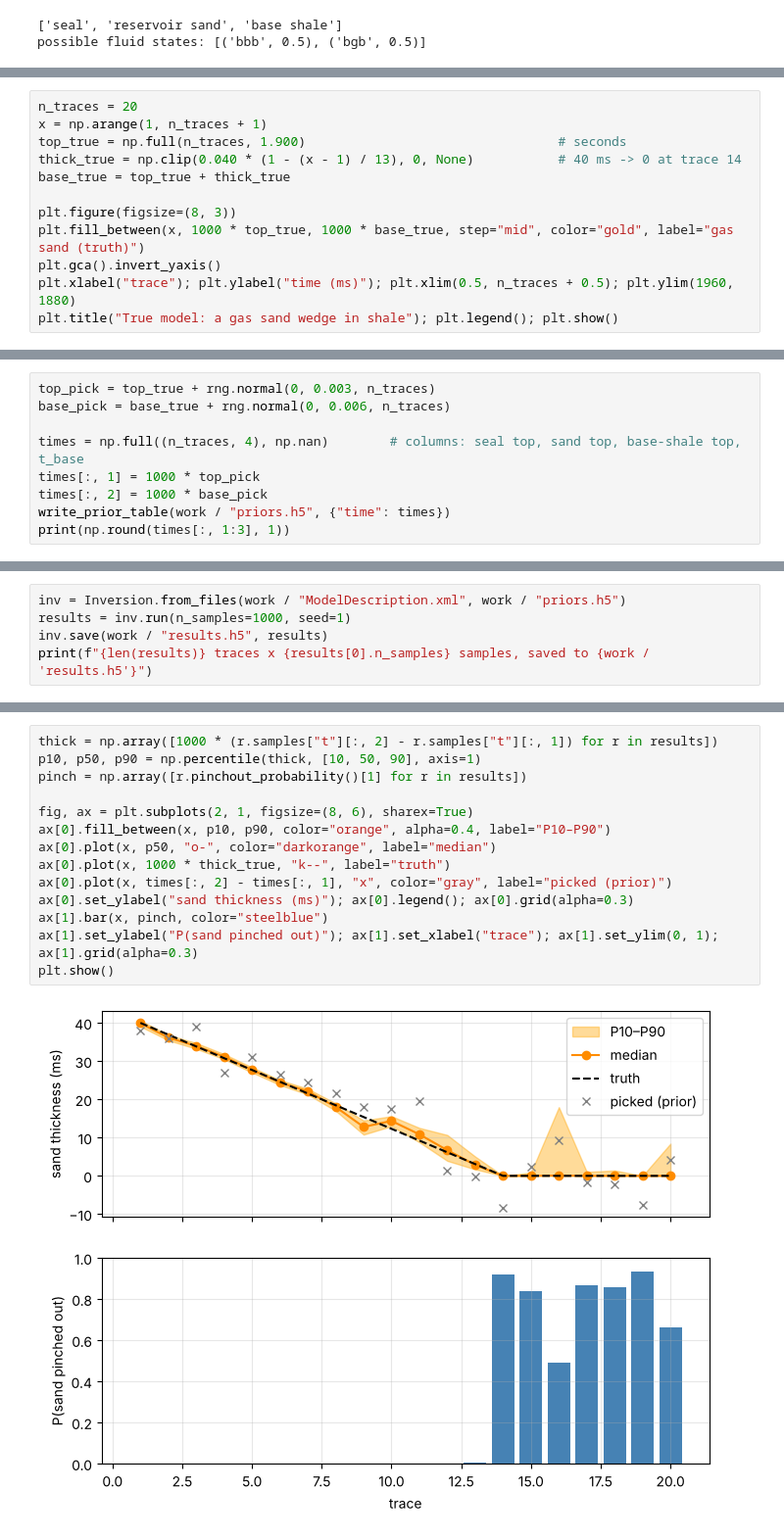
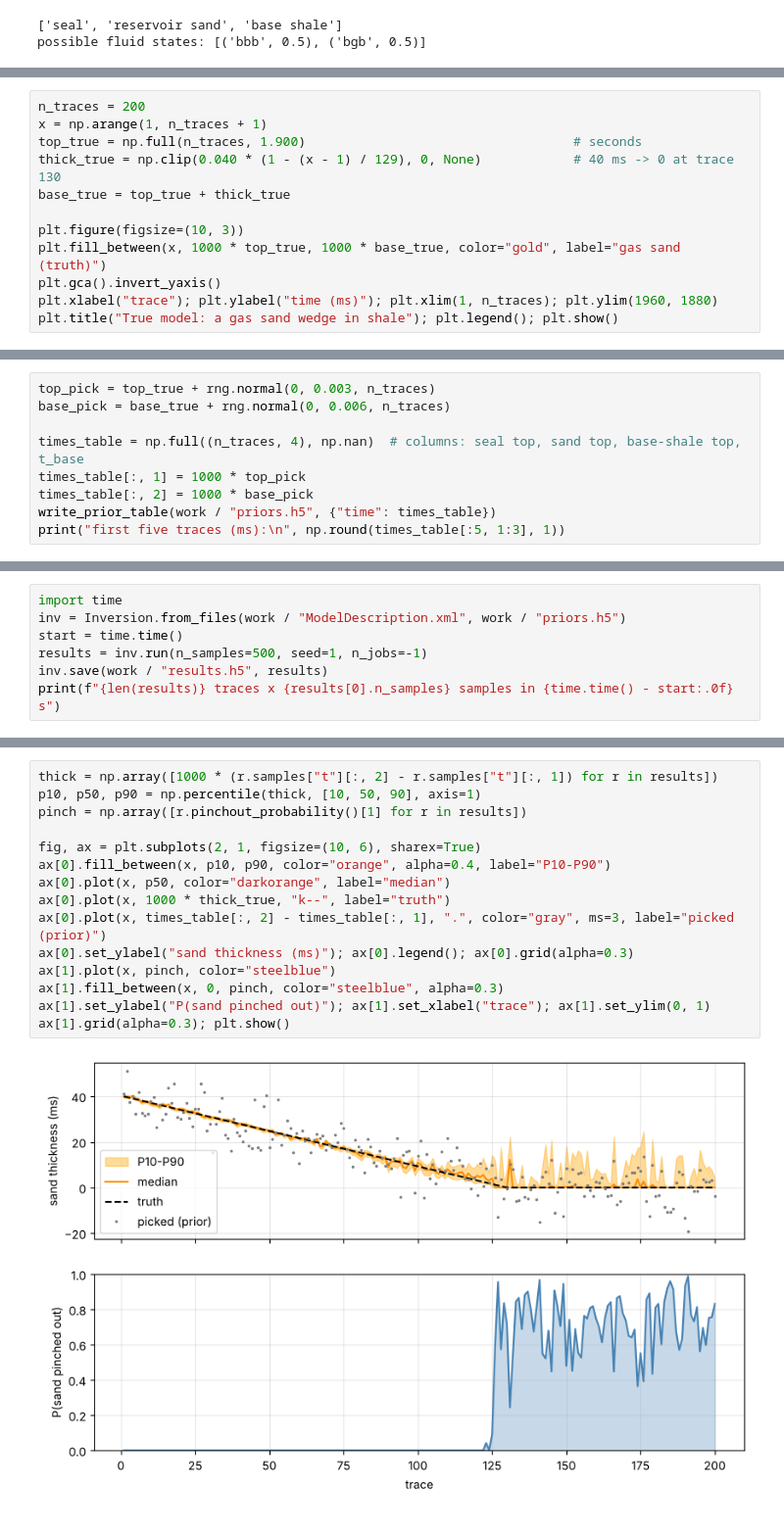
Before and after one commit to fergusrssmith/Delivery_Seismic_Welltie_CSEM, a Jupyter notebook: python/examples/synthetic_wedge.ipynb, the cells around one changed output, grey strips where cells are left out. Shown at 98% size. Cells and saved outputs as stored; diff of their text form.

```diff
--- a/python/examples/synthetic_wedge.ipynb
+++ b/python/examples/synthetic_wedge.ipynb
@@ -180,13 +183,13 @@ trace 14; from there on the sand is absent. The sand holds gas.
 # %%
-n_traces = 20
+n_traces = 200
 x = np.arange(1, n_traces + 1)
-top_true = np.full(n_traces, 1.900)                                 # seconds
-thick_true = np.clip(0.040 * (1 - (x - 1) / 13), 0, None)           # 40 ms -> 0 at trace 14
+top_true = np.full(n_traces, 1.900)                                   # seconds
+thick_true = np.clip(0.040 * (1 - (x - 1) / 129), 0, None)            # 40 ms -> 0 at trace 130
 base_true = top_true + thick_true
 
-plt.figure(figsize=(8, 3))
-plt.fill_between(x, 1000 * top_true, 1000 * base_true, step="mid", color="gold", label="gas sand (truth)")
+plt.figure(figsize=(10, 3))
+plt.fill_between(x, 1000 * top_true, 1000 * base_true, color="gold", label="gas sand (truth)")
 plt.gca().invert_yaxis()
-plt.xlabel("trace"); plt.ylabel("time (ms)"); plt.xlim(0.5, n_traces + 0.5); plt.ylim(1960, 1880)
+plt.xlabel("trace"); plt.ylabel("time (ms)"); plt.xlim(1, n_traces); plt.ylim(1960, 1880)
 plt.title("True model: a gas sand wedge in shale"); plt.legend(); plt.show()
 # %% [output]
@@ -210,9 +213,9 @@ column. `NaN` means "use the value in the XML".
 top_pick = top_true + rng.normal(0, 0.003, n_traces)
 base_pick = base_true + rng.normal(0, 0.006, n_traces)
 
-times = np.full((n_traces, 4), np.nan)        # columns: seal top, sand top, base-shale top, t_base
-times[:, 1] = 1000 * top_pick
-times[:, 2] = 1000 * base_pick
-write_prior_table(work / "priors.h5", {"time": times})
-print(np.round(times[:, 1:3], 1))
+times_table = np.full((n_traces, 4), np.nan)  # columns: seal top, sand top, base-shale top, t_base
+times_table[:, 1] = 1000 * top_pick
+times_table[:, 2] = 1000 * base_pick
+write_prior_table(work / "priors.h5", {"time": times_table})
+print("first five traces (ms):\n", np.round(times_table[:5, 1:3], 1))
 # %% [output]
@@ -307,6 +297,8 @@ We ask for 1000 samples per trace. This takes about a minute.
 # %%
+import time
 inv = Inversion.from_files(work / "ModelDescription.xml", work / "priors.h5")
-results = inv.run(n_samples=1000, seed=1)
+start = time.time()
+results = inv.run(n_samples=500, seed=1, n_jobs=-1)
 inv.save(work / "results.h5", results)
-print(f"{len(results)} traces x {results[0].n_samples} samples, saved to {work / 'results.h5'}")
+print(f"{len(results)} traces x {results[0].n_samples} samples in {time.time() - start:.0f} s")
 # %% [output]
@@ -326,17 +364,18 @@ is the truth.
 # %%
 thick = np.array([1000 * (r.samples["t"][:, 2] - r.samples["t"][:, 1]) for r in results])
 p10, p50, p90 = np.percentile(thick, [10, 50, 90], axis=1)
 pinch = np.array([r.pinchout_probability()[1] for r in results])
 
-fig, ax = plt.subplots(2, 1, figsize=(8, 6), sharex=True)
-ax[0].fill_between(x, p10, p90, color="orange", alpha=0.4, label="P10–P90")
-ax[0].plot(x, p50, "o-", color="darkorange", label="median")
+fig, ax = plt.subplots(2, 1, figsize=(10, 6), sharex=True)
+ax[0].fill_between(x, p10, p90, color="orange", alpha=0.4, label="P10-P90")
+ax[0].plot(x, p50, color="darkorange", label="median")
 ax[0].plot(x, 1000 * thick_true, "k--", label="truth")
-ax[0].plot(x, times[:, 2] - times[:, 1], "x", color="gray", label="picked (prior)")
+ax[0].plot(x, times_table[:, 2] - times_table[:, 1], ".", color="gray", ms=3, label="picked (prior)")
 ax[0].set_ylabel("sand thickness (ms)"); ax[0].legend(); ax[0].grid(alpha=0.3)
-ax[1].bar(x, pinch, color="steelblue")
-ax[1].set_ylabel("P(sand pinched out)"); ax[1].set_xlabel("trace"); ax[1].set_ylim(0, 1); ax[1].grid(alpha=0.3)
-plt.show()
+ax[1].plot(x, pinch, color="steelblue")
+ax[1].fill_between(x, 0, pinch, color="steelblue", alpha=0.3)
+ax[1].set_ylabel("P(sand pinched out)"); ax[1].set_xlabel("trace"); ax[1].set_ylim(0, 1)
+ax[1].grid(alpha=0.3); plt.show()
 # %% [output]
-[figure, old version]
+[figure, new version]
 # %% [markdown]
```
Also changed, not shown: parts of 19 cells of this notebook, 8 other files.
